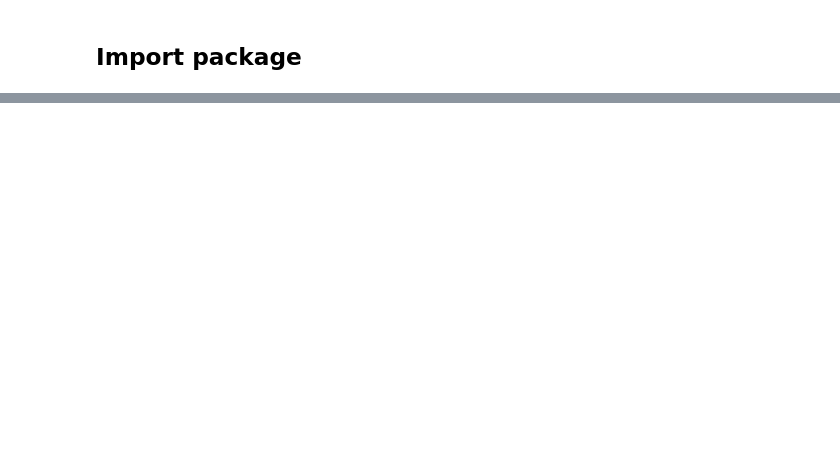
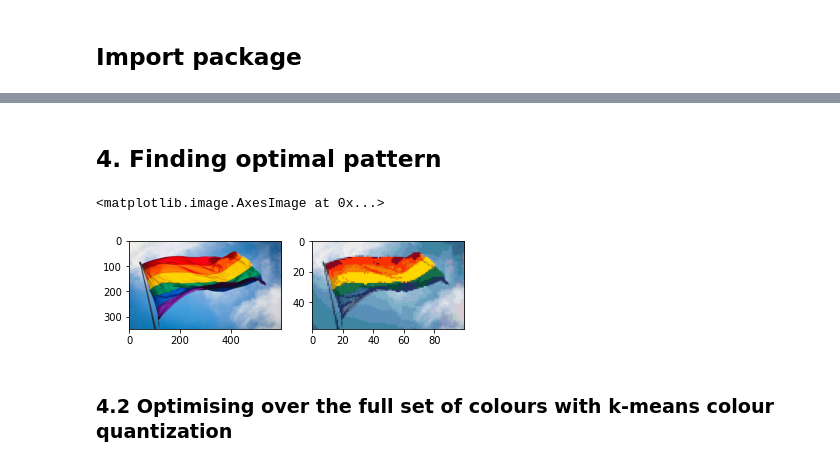
Before and after one commit to barbadosaloe/Dissertation, a Jupyter notebook: ver1.ipynb, the cells around one changed output, grey strips where cells are left out. Cells and saved outputs as stored; diff of their text form; code cells hidden in the pictures; blank space fills up the shorter version.

```diff
--- a/ver1.ipynb
+++ b/ver1.ipynb
@@ -14,0 +283,15 @@ img_np =  np.asarray(img)
+# %%
+while Cno < K:
+    not_selected = []
+    for i in range(100):
+        if Selected[i] == 0:
+            not_selected.append(i)
+    all_distN = list(map(lambda x: cal_distN(x,palette_index,rgb_init,initn), not_selected))
+    which_max = all_distN.index(max(all_distN))
+    j = not_selected[which_max]
+    palette_index.append(j)
+    Selected[j] = 1
+    Cno += 1
+# %%
+final_palette = rgb_init.iloc[palette_index].reset_index()
+final_palette_rgb = final_palette[["Red","Green","Blue"]]
@@ -14,0 +326,22 @@ img_np =  np.asarray(img)
+# %% [markdown]
+## 4. Finding optimal pattern
+# %%
+img_converted_1 = img_resized.copy()
+# %%
+for row in range(num_h):
+    for col in range(num_w):
+        c = img_resized[row][col]
+        all_dist = list(map(lambda x: obj2(x,c), np.array(final_palette_rgb)))
+        which_min = all_dist.index(min(all_dist))
+        change = np.array(final_palette_rgb.iloc[which_min])
+        img_converted_1[row][col] = change
+# %%
+plt.subplot(121)
+plt.imshow(img_np)
+plt.subplot(122)
+plt.imshow(img_converted_1)
+# %% [output]
+<matplotlib.image.AxesImage at 0x...>
+[figure, added]
+# %% [markdown]
+### 4.2 Optimising over the full set of colours with k-means colour quantization
```
Also changed, not shown: parts of 60 cells of this notebook, 2 other files.
